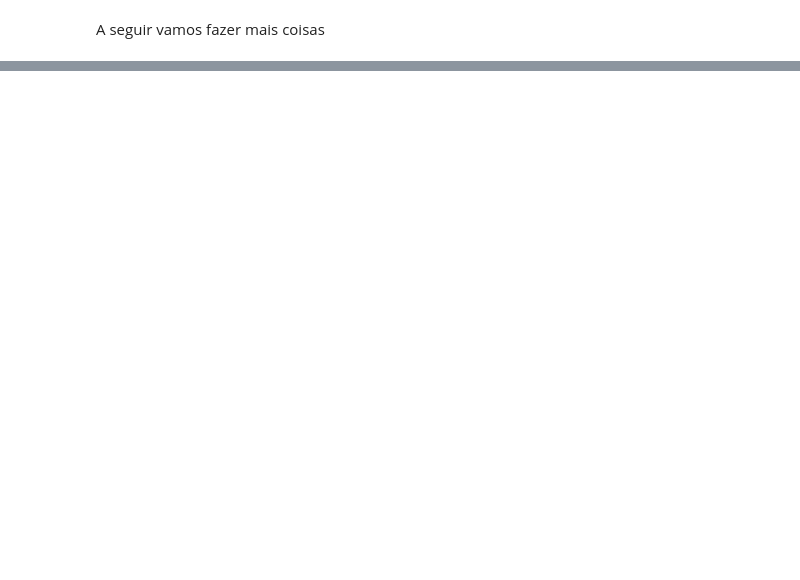
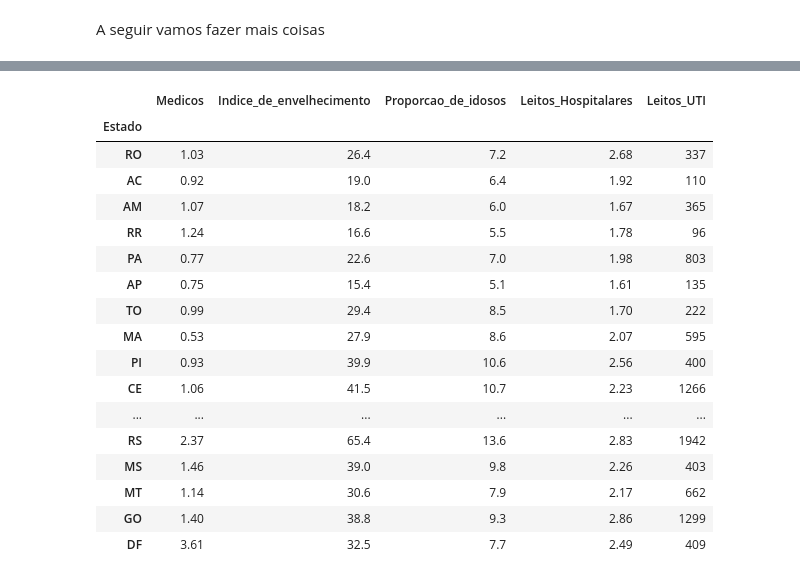
Before and after one commit to natan3536/Projeto_I_Programacao_Estatistica_com_Python, a Jupyter notebook: Script Projeto .ipynb, the cells around one changed output, grey strips where cells are left out. Drawn from its saved outputs; the diff is of its cells as text; code cells hidden in the pictures; blank space fills up the shorter version.

```diff
--- a/Script Projeto .ipynb
+++ b/Script Projeto .ipynb
@@ -122,0 +148,28 @@ ax.legend()
+# %%
+from scipy.stats import spearmanr
+from scipy.stats import kstest
+from scipy.stats import norm
+
+url='/content/drive/MyDrive/Colab Notebooks/PROGRAMAÇÃO ESTATÍSTICA COM PYTHON/Projeto/Indicadores de saude.csv'
+Dados_Ind =pd.read_csv(url, index_col=0, parse_dates=True, sep=';',decimal=",")
+
+Dados_Ind
+# %% [output]
+|  | Medicos | Indice_de_envelhecimento | Proporcao_de_idosos | Leitos_Hospitalares | Leitos_UTI |
+| Estado |  |  |  |  |  |
+| RO | 1.03 | 26.4 | 7.2 | 2.68 | 337 |
+| AC | 0.92 | 19.0 | 6.4 | 1.92 | 110 |
+| AM | 1.07 | 18.2 | 6.0 | 1.67 | 365 |
+| RR | 1.24 | 16.6 | 5.5 | 1.78 | 96 |
+| PA | 0.77 | 22.6 | 7.0 | 1.98 | 803 |
+| AP | 0.75 | 15.4 | 5.1 | 1.61 | 135 |
+| TO | 0.99 | 29.4 | 8.5 | 1.70 | 222 |
+| MA | 0.53 | 27.9 | 8.6 | 2.07 | 595 |
+| PI | 0.93 | 39.9 | 10.6 | 2.56 | 400 |
+| CE | 1.06 | 41.5 | 10.7 | 2.23 | 1266 |
+| ... | ... | ... | ... | ... | ... |
+| RS | 2.37 | 65.4 | 13.6 | 2.83 | 1942 |
+| MS | 1.46 | 39.0 | 9.8 | 2.26 | 403 |
+| MT | 1.14 | 30.6 | 7.9 | 2.17 | 662 |
+| GO | 1.40 | 38.8 | 9.3 | 2.86 | 1299 |
+| DF | 3.61 | 32.5 | 7.7 | 2.49 | 409 |
```
Also changed, not shown: parts of 6 cells of this notebook, 1 other file.
